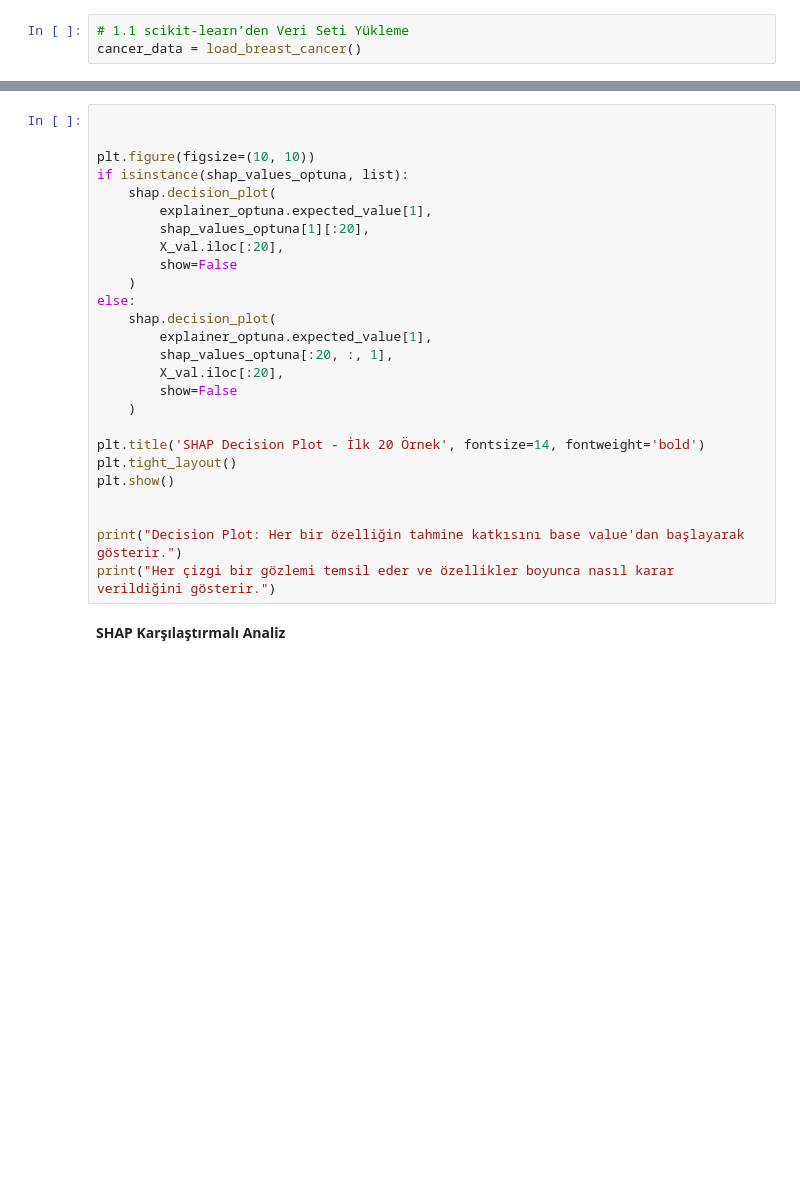
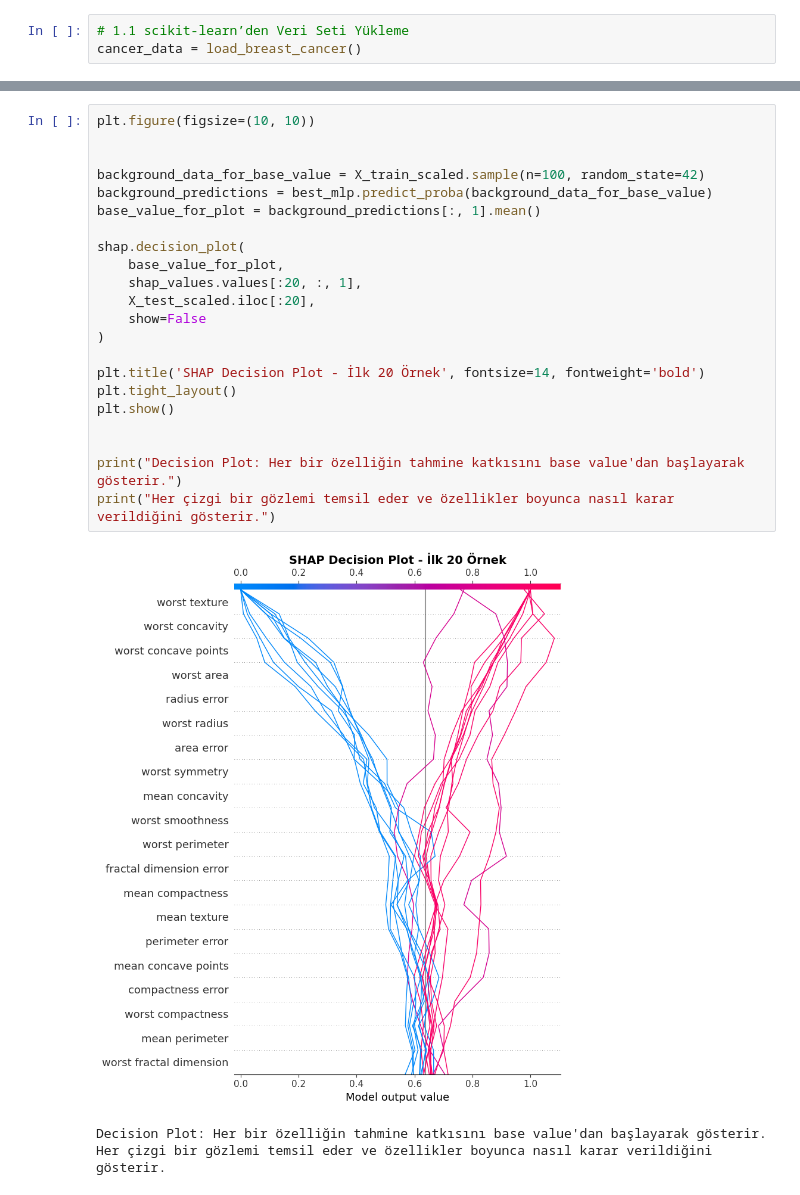
Before and after one commit to Birnurdagli/Vize-Final, a Jupyter notebook: YapaySinirAglari_Birnur_Dagli.ipynb, the cells around one changed output, grey strips where cells are left out. Cells and saved outputs as stored; diff of their text form; blank space fills up the shorter version.

```diff
--- a/YapaySinirAglari_Birnur_Dagli.ipynb
+++ b/YapaySinirAglari_Birnur_Dagli.ipynb
@@ -549,28 +782,26 @@ plt.show()
 # %%
+plt.figure(figsize=(10, 10))
 
 
-plt.figure(figsize=(10, 10))
-if isinstance(shap_values_optuna, list):
-    shap.decision_plot(
-        explainer_optuna.expected_value[1],
-        shap_values_optuna[1][:20],
-        X_val.iloc[:20],
-        show=False
-    )
-else:
-    shap.decision_plot(
-        explainer_optuna.expected_value[1],
-        shap_values_optuna[:20, :, 1],
-        X_val.iloc[:20],
-        show=False
-    )
+background_data_for_base_value = X_train_scaled.sample(n=100, random_state=42)
+background_predictions = best_mlp.predict_proba(background_data_for_base_value)
+base_value_for_plot = background_predictions[:, 1].mean()
+
+shap.decision_plot(
+    base_value_for_plot,
+    shap_values.values[:20, :, 1],
+    X_test_scaled.iloc[:20],
+    show=False
+)
 
 plt.title('SHAP Decision Plot - İlk 20 Örnek', fontsize=14, fontweight='bold')
 plt.tight_layout()
 plt.show()
 
 
 print("Decision Plot: Her bir özelliğin tahmine katkısını base value'dan başlayarak gösterir.")
 print("Her çizgi bir gözlemi temsil eder ve özellikler boyunca nasıl karar verildiğini gösterir.")
+# %% [output]
+[figure, added]
+Decision Plot: Her bir özelliğin tahmine katkısını base value'dan başlayarak gösterir.
+Her çizgi bir gözlemi temsil eder ve özellikler boyunca nasıl karar verildiğini gösterir.
-# %% [markdown]
-**SHAP Karşılaştırmalı Analiz**
```
Also changed, not shown: parts of 32 cells of this notebook.
